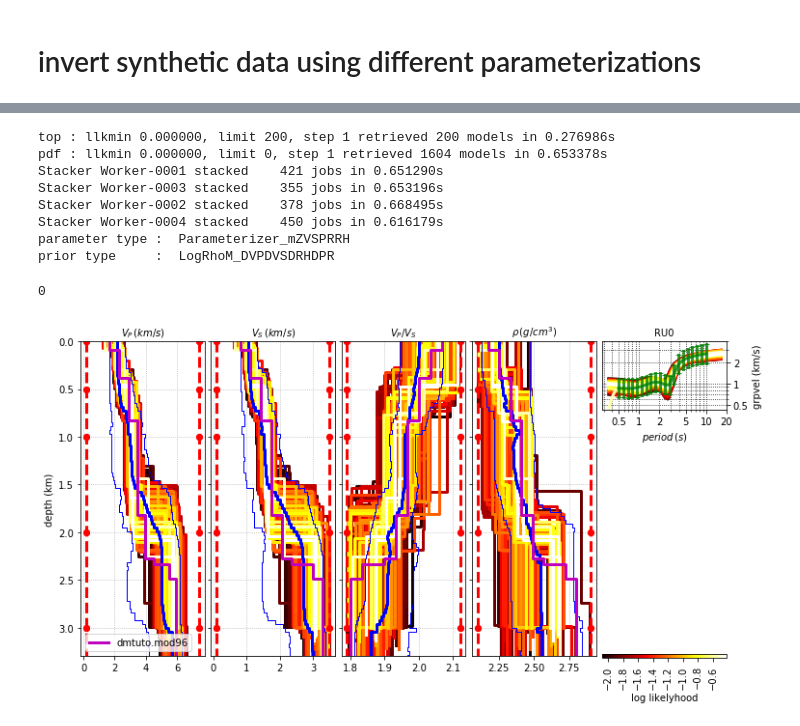
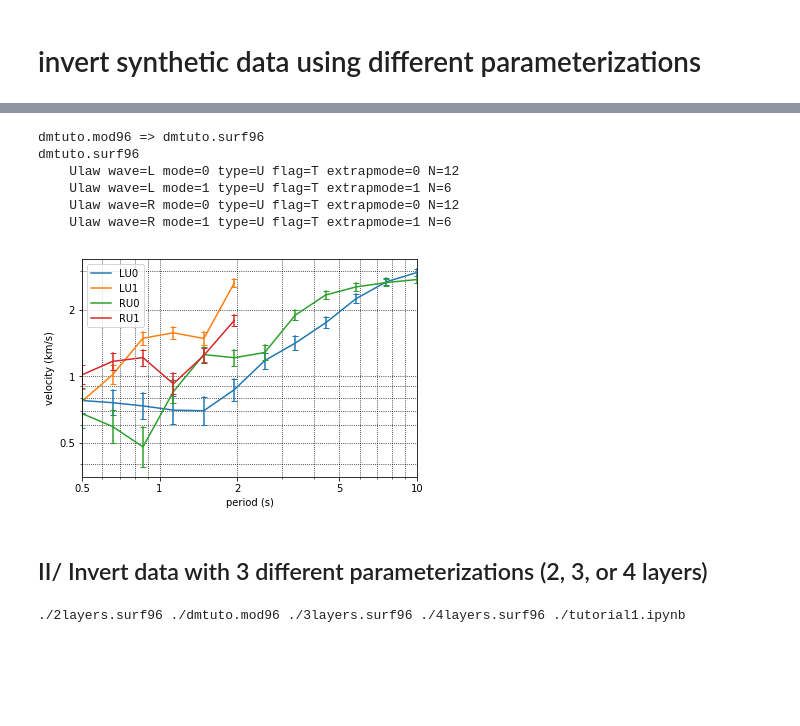
Before and after one commit to obsmax/srfpython, a Jupyter notebook: tutorials/tutorial1/tutorial1.ipynb, the cells around one changed output, grey strips where cells are left out. Drawn from its saved outputs; the diff is of its cells as text; code cells hidden in the pictures; blank space fills up the shorter version.

```diff
--- a/tutorials/tutorial1/tutorial1.ipynb
+++ b/tutorials/tutorial1/tutorial1.ipynb
@@ -412,26 +62,44 @@ DONE
-# %%
-# -----------------
-# display results
-# -----------------
-%run -i ../../srfpython/bin/HerrMet \
-    -verbose off \
-    --display \
-        -top 0. 200 1 \
-        -overdisp \
-        -cmap hot \
-        -pdf  \
-        -m96 dmtuto.mod96 \
-        -png \
-        -inline
-os.system('mv _HerrMet.png 4layers.png')
-# %% [output]
-top : llkmin 0.000000, limit 200, step 1 retrieved 200 models in 0.276986s
-pdf : llkmin 0.000000, limit 0, step 1 retrieved 1604 models in 0.653378s
-Stacker Worker-0001 stacked    421 jobs in 0.651290s
-Stacker Worker-0003 stacked    355 jobs in 0.653196s
-Stacker Worker-0002 stacked    378 jobs in 0.668495s
-Stacker Worker-0004 stacked    450 jobs in 0.616179s
-parameter type :  Parameterizer_mZVSPRRH
-prior type     :  LogRhoM_DVPDVSDRHDPR
-0
-[figure, removed]
+# %%
+# -----------------
+# compute the corresponding dispersion curves
+# -----------------
+
+os.system('rm -f dmtuto.surf96')
+%run -i ../../srfpython/bin/m96 \
+    --disp dmtuto.mod96 \
+        -RU0 .1  2. 12 "log" \
+        -LU0 .1  2. 12 "log" \
+        -RU1 .1  2. 12 "log" \
+        -LU1 .1  2. 12 "log" \
+        -save dmtuto.surf96
+
+%run -i ../../srfpython/bin/s96 \
+    --show dmtuto.surf96 \
+        -inline
+# %% [output]
+dmtuto.mod96 => dmtuto.surf96
+dmtuto.surf96
+    Ulaw wave=L mode=0 type=U flag=T extrapmode=0 N=12
+    Ulaw wave=L mode=1 type=U flag=T extrapmode=1 N=6
+    Ulaw wave=R mode=0 type=U flag=T extrapmode=0 N=12
+    Ulaw wave=R mode=1 type=U flag=T extrapmode=1 N=6
+[figure, added]
+# %% [markdown]
+## II/ Invert data with 3 different parameterizations (2, 3, or 4 layers)
+# %%
+# -----------------
+# clean up, prepare files for 3 inversions
+# dmtuto.mod96 = synthetic model (the expected solution)
+# dmtuto.surf96 = synthetic data (the data to invert)
+# we generate 3 copies of dmtuto.surf96, to be used as targets by HerrMet
+# -----------------
+os.system('''
+rm -rf _HerrMet*
+mv dmtuto.surf96  2layers.surf96 #target 1
+cp 2layers.surf96 3layers.surf96 #target 2
+cp 2layers.surf96 4layers.surf96 #target 3
+''')
+for _ in glob.glob('./*'):
+    print _,
+# %% [output]
+./2layers.surf96 ./dmtuto.mod96 ./3layers.surf96 ./4layers.surf96 ./tutorial1.ipynb
```
Also changed, not shown: parts of 38 cells of this notebook, 3 other files.
